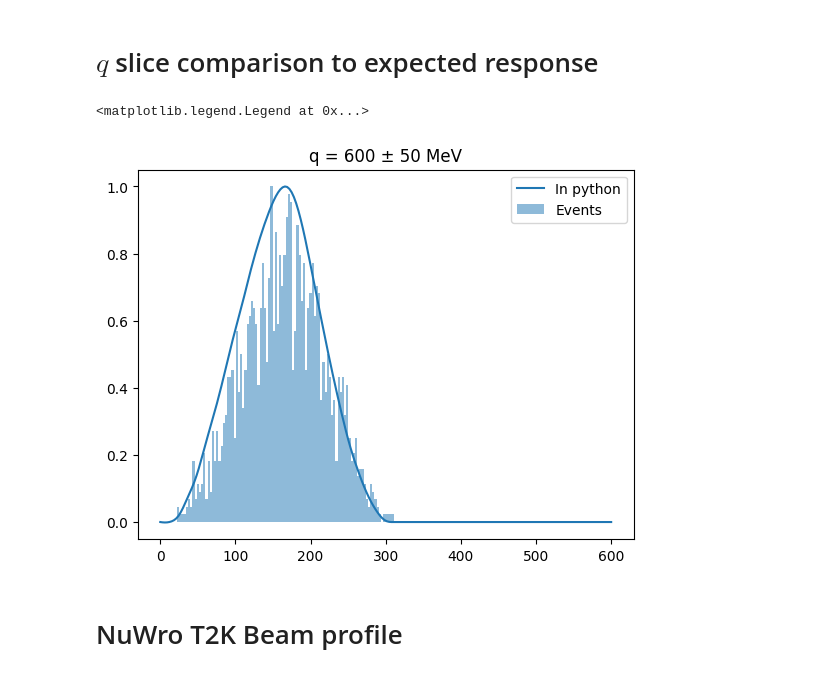
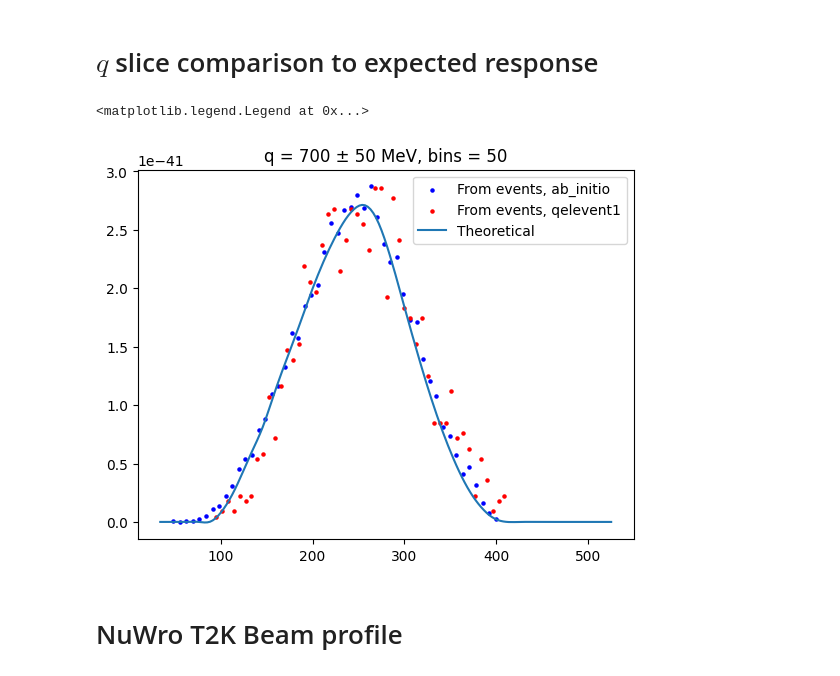
Before and after one commit to grufkork/neutrino_bsc_26, a Jupyter notebook: root-demo.ipynb, the cells around one changed output. Drawn from its saved outputs; the diff is of its cells as text; code cells hidden in the pictures.

Commit message:
Differential cross section

```diff
--- a/root-demo.ipynb
+++ b/root-demo.ipynb
@@ -8,4 +8,7 @@ import importlib
 # %% [markdown]
 # Load data and plot histogram
 Change where the events file is loaded from
+# %%
+importlib.reload(modules.loadroot)
+mom_ins_qel, mom_outs_qel, q_vals_qel, omega_vals_qel, weights_qel = modules.loadroot.load_events_file("./data/qel_baseline.root")
 # %%
@@ -37,10 +91,23 @@ Text(0.5, 0, 'q')
 lfg_q, lfg_data = modules.loaddata.load_response_functions("./data/lfg_week4_data/", "responses_C12_CC_LFG")
 funcs = modules.loaddata.build_spectral_interpolator(lfg_q, lfg_data)
 t2k_bins, t2k_vals = modules.loaddata.load_t2k("data/t2k/t2kflux_2020_plus250kA_nominal_nd280.txt")
+# %%
+MeV = 1
+GeV = 1000 * MeV
+sek = 1 / (6.58211889 * 1E-22 * MeV)
+metr = sek / 299792458
+meter = metr
+millimeter = 0.001 * meter
+centimeter = 10 * millimeter
+centimeter2 = centimeter ** 2
+cm2 = centimeter2
+G = 1.16639 * 1E-5 / (GeV * GeV)
 # %%
-target_q = 600 # q for which to plot
+target_q = 700 # q for which to plot
 q_delta = 50 # how wide the q slice should be
 
+
+# Mathematical differential cross section calculation ------
 eps = 600 # Beam energy
 #muon mass
 m_l = 105.66
@@ -59,45 +126,57 @@ costheta = (k**2 + k_prim**2 - target_q**2) / (2 * k * k_prim)
 
 
 v00 = 2 * eps * eps_prim * ( 1 + k_prim/eps_prim * costheta )
 vzz = omega**2 / target_q**2 * (m_l ** 2 + v00) + m_l**2 / target_q**2 * (m_l**2 + 2 * omega * (eps + eps_prim) + target_q**2)
 v0z = omega / target_q * (m_l**2 + v00) + m_l**2 / target_q * (eps + eps_prim)
 vxx = Q_sq + Q_sq * (m_l**2 + v00) / (2 * target_q**2) - m_l**2 / target_q**2 * (m_l**2 / 2 + omega * (eps + eps_prim))
 vxy = Q_sq * (eps + eps_prim) / target_q - m_l**2 * omega / target_q
 # r00 r0z rzz rxx rxy
 coeffs = np.array([v00, -v0z, vzz, vxx, -vxy])
 
-
-
-mask = np.abs(q_vals - target_q) < q_delta
-
-counts, bins = np.histogram(omega_vals[mask], bins=100)
-normcounts = counts / np.max(counts)
-
 nrf_vals = np.array([
     funcs[0]((target_q, omega)),
     funcs[1]((target_q, omega)),
     funcs[2]((target_q, omega)),
     funcs[3]((target_q, omega)),
     funcs[4]((target_q, omega)),
 ])
+cross_section = np.nan_to_num(np.sum(nrf_vals * coeffs, axis=0)) * G**2 / (8 * np.pi**2) * (k_prim) / (eps) / cm2
 
-cross_section = np.nan_to_num(k_prim / eps * np.sum(nrf_vals * coeffs, axis=0))
+# Differential cross section from events ------
+bincount = 50
 
+def plot_xsec_from_events(qvals, wvals, label, colour, avgweight):
+    mask = np.abs(qvals - target_q) < q_delta
+
+    counts, bins = np.histogram(wvals[mask], bins=bincount)
+    dq = q_delta * 2
+    dw = bins[1] - bins[0]
+
+    xsec = avgweight * counts / (1) / len(qvals)
+
+    plt.scatter(bins[:-1], xsec, label=f"From events, {label}", color=colour, s=5)
+
+plot_xsec_from_events(q_vals, omega_vals, "ab_initio", "blue", weights[0])
+plot_xsec_from_events(q_vals_qel, omega_vals_qel, "qelevent1", "red", weights_qel[0])
+
+# normcounts = counts / np.max(counts)
 plt.Figure(figsize=(10,6), dpi=300)
 
 
-plt.plot(omega + 34*0, cross_section / (np.max(cross_section)), label="In python")
+# plt.plot(omega + 34, cross_section / (np.max(cross_section)), label="In python")
+plt.plot(omega + 34, cross_section, label="Theoretical")
 # plt.plot(test_x + 34, test_y / np.max(test_y), label="From nuwro", linestyle="dashed")
 # for cidx in range(5):
 #     plt.plot(lfg_data[lfg_idx, cidx, 0], lfg_data[lfg_idx, cidx, 1] / np.max(np.abs(lfg_data[lfg_idx, cidx, 1])) * 0.5, label=f"NRF {cidx}")
-plt.bar(bins[:-1], normcounts, width=np.diff(bins), alpha=0.5, label="Events")
-plt.title(f"q = {target_q} ± {q_delta} MeV")
+# plt.bar(bins[:-1], normcounts, width=np.diff(bins), alpha=0.5, label="Events")
+
+plt.title(f"q = {target_q} ± {q_delta} MeV, bins = {bincount}")
 plt.legend()
 # plt.xlim(0, 400)
 # plt.ylim(-0.01, 0.01)
 # %% [output]
 <matplotlib.legend.Legend at 0x...>
-[figure, old version]
+[figure, new version]
 # %% [markdown]
 # NuWro T2K Beam profile
 # %%
```
Also changed, not shown: parts of 4 cells of this notebook, 3 other files.
